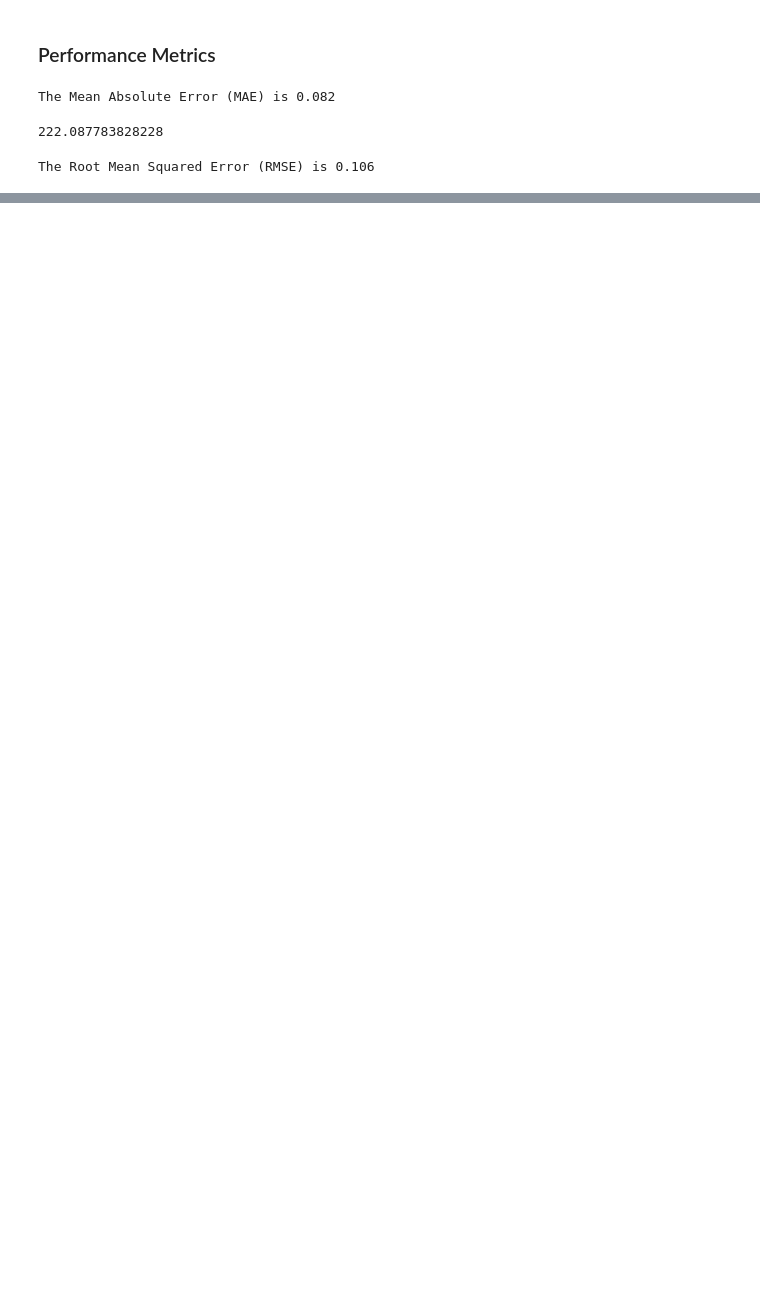
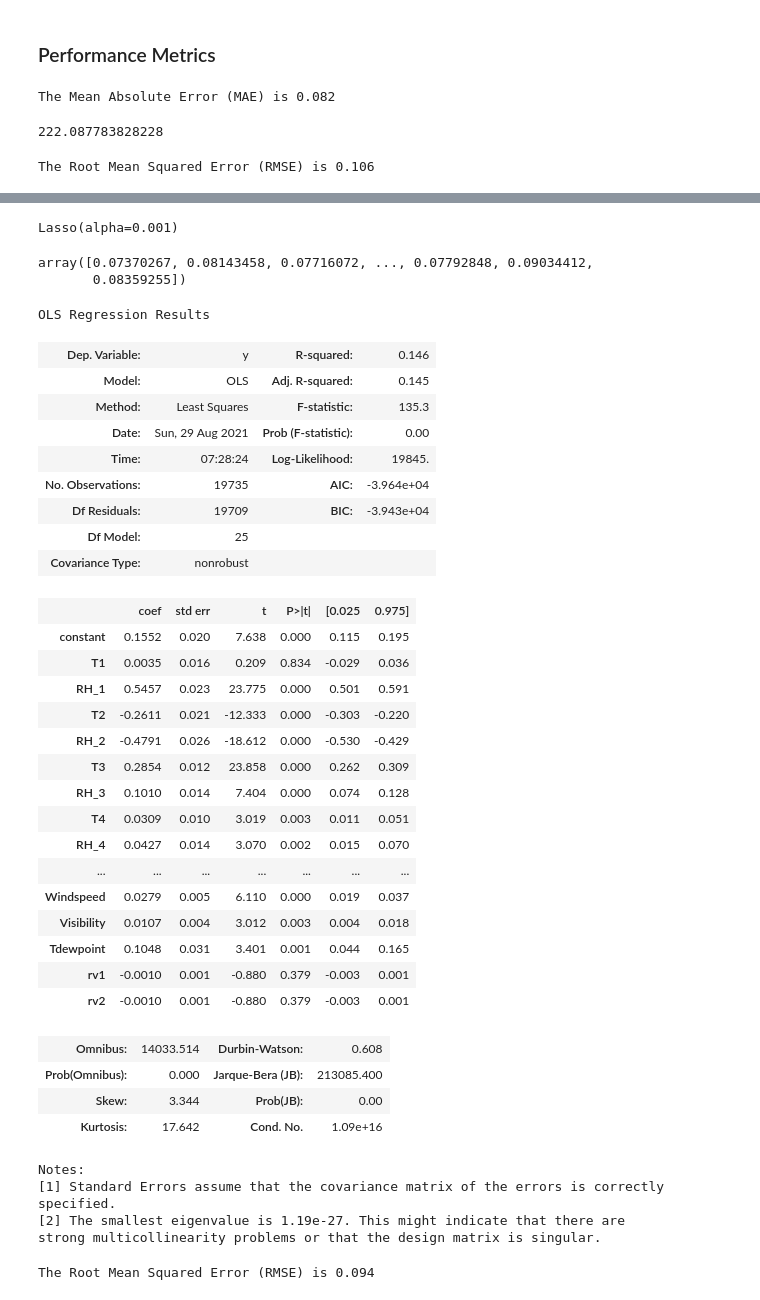
Before and after one commit to odara-rapheal/regression-graded-assessment, a Jupyter notebook: regression graded assessment.ipynb, the cells around one changed output, grey strips where cells are left out. Drawn from its saved outputs; the diff is of its cells as text; code cells hidden in the pictures; blank space fills up the shorter version.

```diff
--- a/regression graded assessment.ipynb
+++ b/regression graded assessment.ipynb
@@ -357,0 +538,6 @@ The Root Mean Squared Error (RMSE) is 0.106
+# %%
+# training with a Lassso model with an alpha value of 0.001
+lasso_reg = Lasso(alpha = 0.001)
+lasso_reg.fit(X_train, y_train)
+# %% [output]
+Lasso(alpha=0.001)
@@ -357,0 +546,52 @@ The Root Mean Squared Error (RMSE) is 0.106
+# %%
+y_test_pred
+# %% [output]
+array([0.07370267, 0.08143458, 0.07716072, ..., 0.07792848, 0.09034412,
+       0.08359255])
+# %%
+# selecting all the independent variables for initial test
+# before backward elimination if necessary
+X_opt = new_X_df.loc[:, ["constant", "T1", "RH_1", "T2", "RH_2", "T3", "RH_3", "T4", "RH_4", "T5", "RH_5", "T6", "RH_6", "T7", "RH_7", "T8", "RH_8", "T9", "RH_9", "T_out", "Press_mm_hg", "RH_out", "Windspeed", "Visibility", "Tdewpoint", "rv1", "rv2"]]
+lasso_reg_OLS = sm.OLS(endog = y, exog = X_opt).fit()
+lasso_reg_OLS.summary()
+# %% [output]
+OLS Regression Results
+| Dep. Variable: | y | R-squared: | 0.146 |
+| Model: | OLS | Adj. R-squared: | 0.145 |
+| Method: | Least Squares | F-statistic: | 135.3 |
+| Date: | Sun, 29 Aug 2021 | Prob (F-statistic): | 0.00 |
+| Time: | 07:28:24 | Log-Likelihood: | 19845. |
+| No. Observations: | 19735 | AIC: | -3.964e+04 |
+| Df Residuals: | 19709 | BIC: | -3.943e+04 |
+| Df Model: | 25 |  |  |
+| Covariance Type: | nonrobust |  |  |
+|  | coef | std err | t | P>|t| | [0.025 | 0.975] |
+| constant | 0.1552 | 0.020 | 7.638 | 0.000 | 0.115 | 0.195 |
+| T1 | 0.0035 | 0.016 | 0.209 | 0.834 | -0.029 | 0.036 |
+| RH_1 | 0.5457 | 0.023 | 23.775 | 0.000 | 0.501 | 0.591 |
+| T2 | -0.2611 | 0.021 | -12.333 | 0.000 | -0.303 | -0.220 |
+| RH_2 | -0.4791 | 0.026 | -18.612 | 0.000 | -0.530 | -0.429 |
+| T3 | 0.2854 | 0.012 | 23.858 | 0.000 | 0.262 | 0.309 |
+| RH_3 | 0.1010 | 0.014 | 7.404 | 0.000 | 0.074 | 0.128 |
+| T4 | 0.0309 | 0.010 | 3.019 | 0.003 | 0.011 | 0.051 |
+| RH_4 | 0.0427 | 0.014 | 3.070 | 0.002 | 0.015 | 0.070 |
+| ... | ... | ... | ... | ... | ... | ... |
+| Windspeed | 0.0279 | 0.005 | 6.110 | 0.000 | 0.019 | 0.037 |
+| Visibility | 0.0107 | 0.004 | 3.012 | 0.003 | 0.004 | 0.018 |
+| Tdewpoint | 0.1048 | 0.031 | 3.401 | 0.001 | 0.044 | 0.165 |
+| rv1 | -0.0010 | 0.001 | -0.880 | 0.379 | -0.003 | 0.001 |
+| rv2 | -0.0010 | 0.001 | -0.880 | 0.379 | -0.003 | 0.001 |
+| Omnibus: | 14033.514 | Durbin-Watson: | 0.608 |
+| Prob(Omnibus): | 0.000 | Jarque-Bera (JB): | 213085.400 |
+| Skew: | 3.344 | Prob(JB): | 0.00 |
+| Kurtosis: | 17.642 | Cond. No. | 1.09e+16 |
+Notes:
+[1] Standard Errors assume that the covariance matrix of the errors is correctly specified.
+[2] The smallest eigenvalue is 1.19e-27. This might indicate that there are
+strong multicollinearity problems or that the design matrix is singular.
+# %%
+# calculating the root mean squared error in 3 D.P
+rmse = np.sqrt(mean_squared_error(y_test, y_test_pred))
+print("The Root Mean Squared Error (RMSE) is %.3f" %rmse)
+# %% [output]
+The Root Mean Squared Error (RMSE) is 0.094
```
Also changed, not shown: parts of 28 cells of this notebook.
